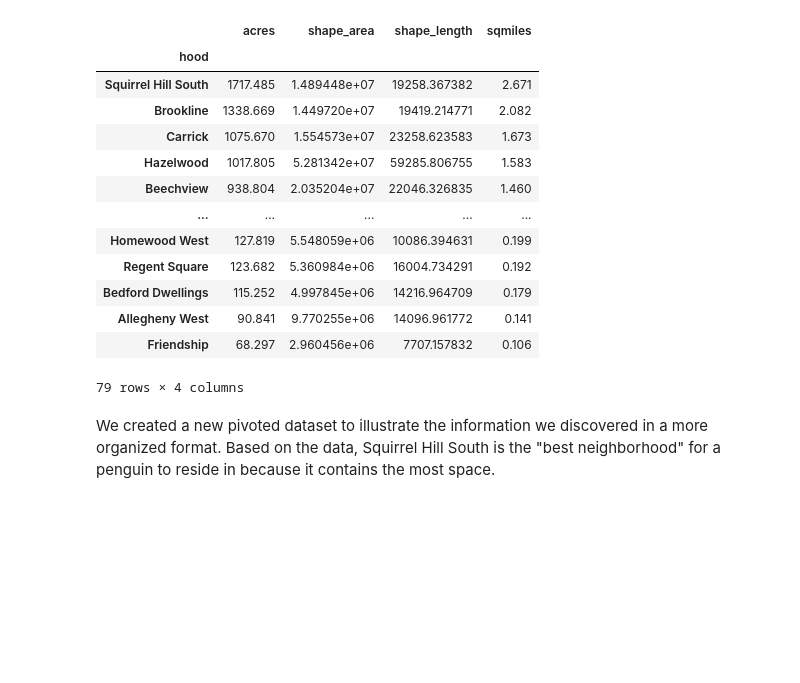
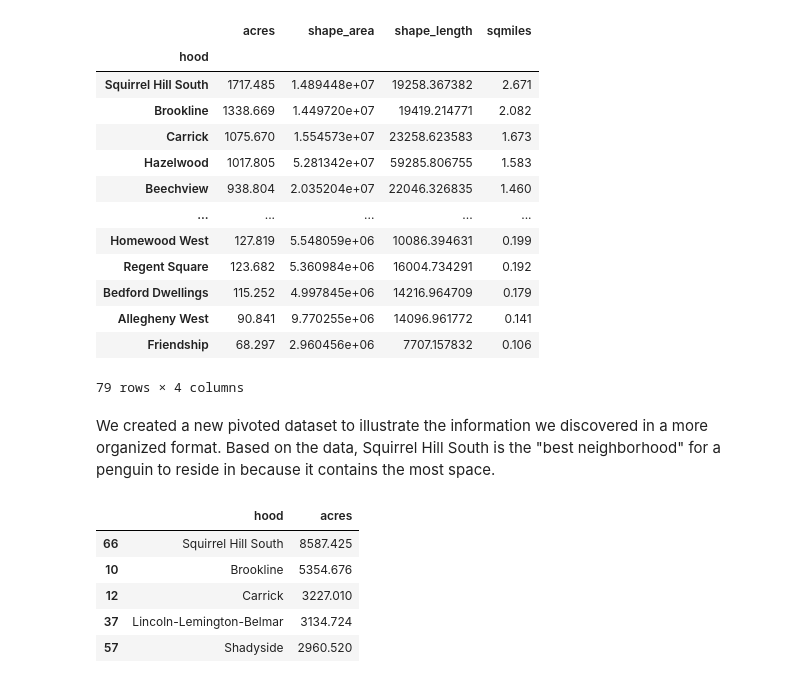
Before and after one commit to 23agowda/Final-Project, a Jupyter notebook: Final-Personal-Together.ipynb, the cells around one changed output. Saved outputs shown, nothing was run; the diff lists cells and outputs as text; code cells hidden in the pictures; blank space fills up the shorter version.

```diff
--- a/Final-Personal-Together.ipynb
+++ b/Final-Personal-Together.ipynb
@@ -142,3 +142,13 @@ sorting
 79 rows × 4 columns
 # %% [markdown]
 We created a new pivoted dataset to illustrate the information we discovered in a more organized format. Based on the data, Squirrel Hill South is the "best neighborhood" for a penguin to reside in because it contains the most space.
+# %%
+neighborhood = census.groupby("hood", as_index =False)['acres'].sum().sort_values(['acres'],ascending=False)
+neighborhood.head()
+# %% [output]
+|  | hood | acres |
+| 66 | Squirrel Hill South | 8587.425 |
+| 10 | Brookline | 5354.676 |
+| 12 | Carrick | 3227.010 |
+| 37 | Lincoln-Lemington-Belmar | 3134.724 |
+| 57 | Shadyside | 2960.520 |
```
Also changed, not shown: parts of 6 cells of this notebook, 5 other files.
